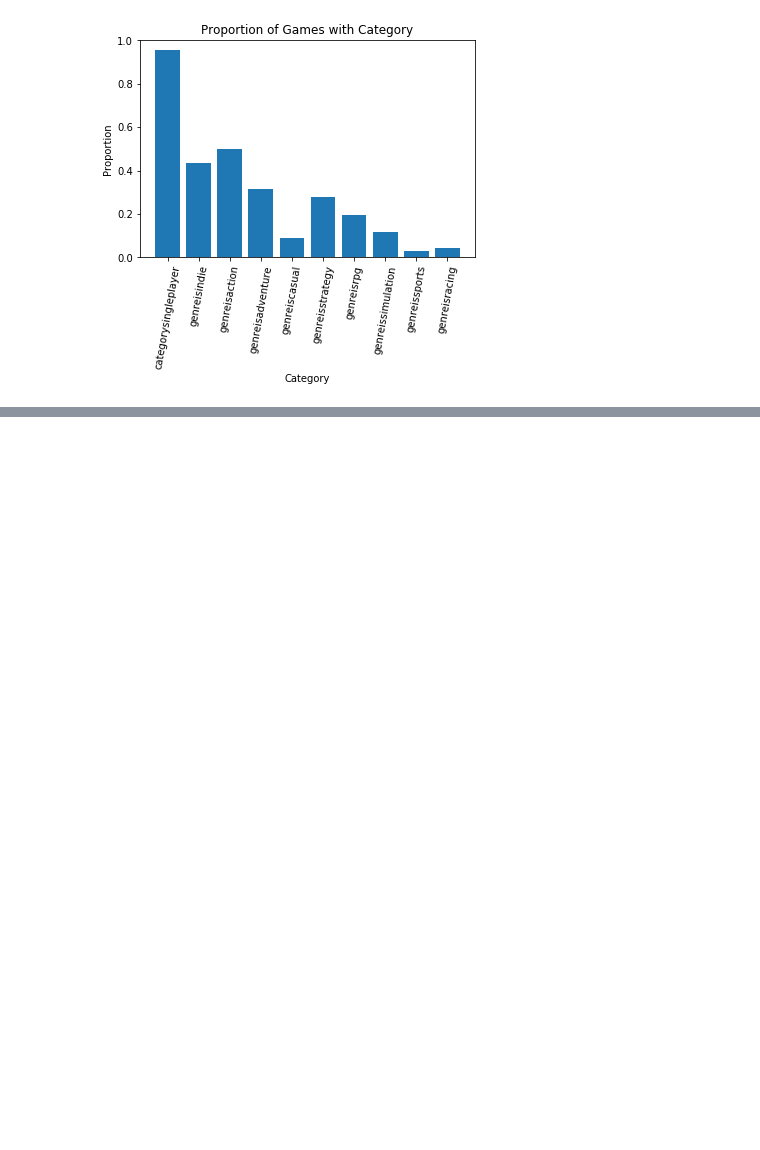
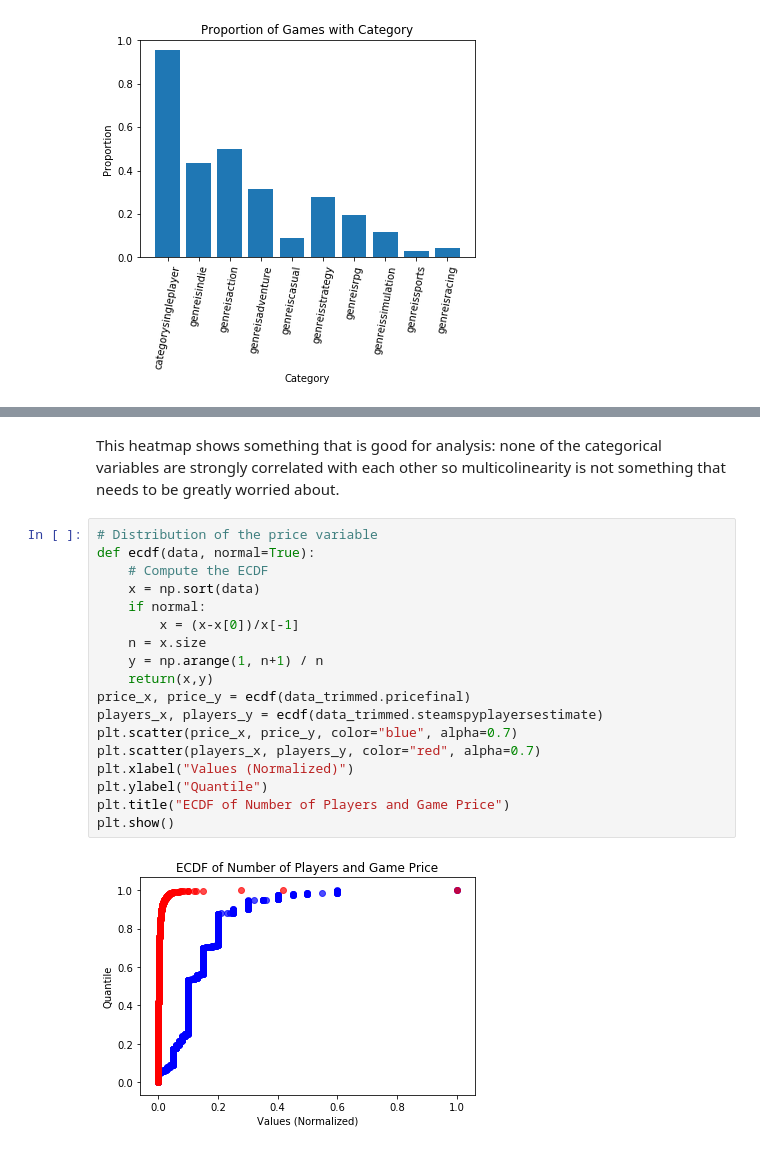
Before and after one commit to c4tsai/Springboard, a Jupyter notebook: Project 1/Steam Games Analysis.ipynb, the cells around one changed output, grey strips where cells are left out. Drawn from its saved outputs; the diff is of its cells as text; blank space fills up the shorter version.

```diff
--- a/Project 1/Steam Games Analysis.ipynb
+++ b/Project 1/Steam Games Analysis.ipynb
@@ -166,0 +160,22 @@ plt.show()
+# %% [markdown]
+This heatmap shows something that is good for analysis: none of the categorical variables are strongly correlated with each other so multicolinearity is not something that needs to be greatly worried about.
+# %%
+# Distribution of the price variable
+def ecdf(data, normal=True):
+    # Compute the ECDF
+    x = np.sort(data)
+    if normal:
+        x = (x-x[0])/x[-1]
+    n = x.size
+    y = np.arange(1, n+1) / n
+    return(x,y)
+price_x, price_y = ecdf(data_trimmed.pricefinal)
+players_x, players_y = ecdf(data_trimmed.steamspyplayersestimate)
+plt.scatter(price_x, price_y, color="blue", alpha=0.7)
+plt.scatter(players_x, players_y, color="red", alpha=0.7)
+plt.xlabel("Values (Normalized)")
+plt.ylabel("Quantile")
+plt.title("ECDF of Number of Players and Game Price")
+plt.show()
+# %% [output]
+[figure, added]
```
Also changed, not shown: parts of 10 cells of this notebook.
